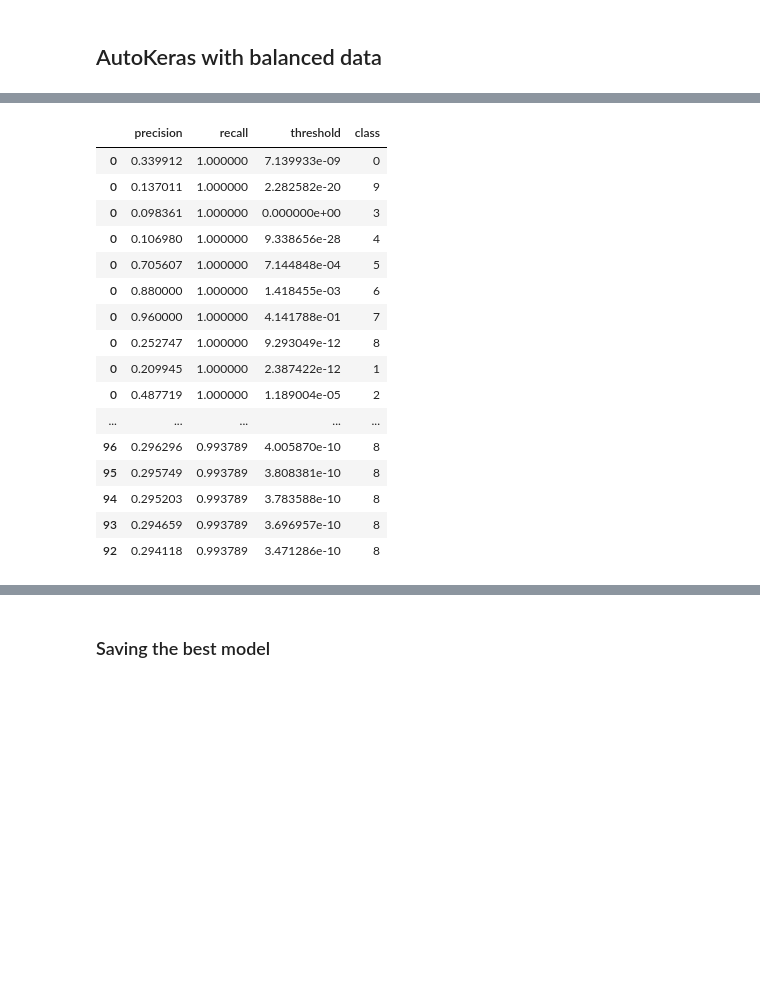
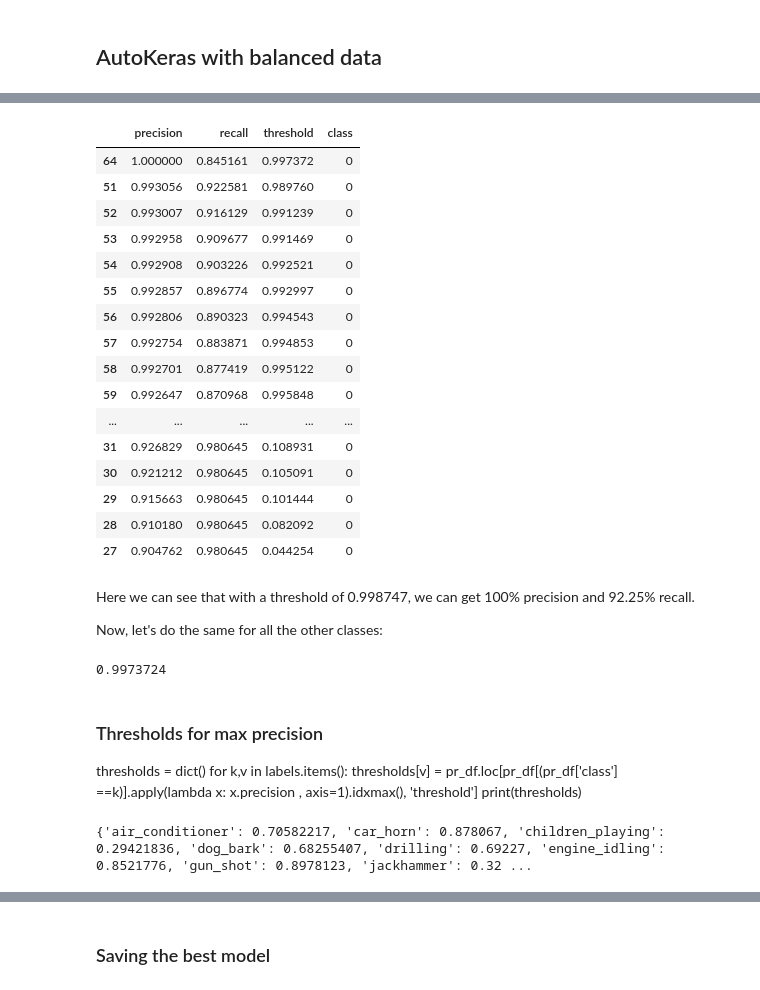
Before and after one commit to ronaldpacheco/Urban-Sound-Classification, a Jupyter notebook: Modeling.ipynb, the cells around one changed output, grey strips where cells are left out. Drawn from its saved outputs; the diff is of its cells as text; code cells hidden in the pictures; blank space fills up the shorter version.

Commit message:
Class thresholds added. Ready to submit

```diff
--- a/Modeling.ipynb
+++ b/Modeling.ipynb
@@ -212,8 +212,8 @@ _________________________________________________________________
 # %%
 autopredict = model.predict(X_test)
 autoprediction= list()
-for i in predict:
-    autoprediction.append(labels[i])
+for i in autopredict:
+    autoprediction.append(labels[i.argmax()])
 k=0
 for i, j in zip(class_test,autoprediction):
     if i==j:
@@ -402,8 +402,8 @@ _________________________________________________________________
 # %%
 autopredict = auto_model.predict(X_test)
 autoprediction= list()
-for i in predict:
-    autoprediction.append(labels[i])
+for i in autopredict:
+    autoprediction.append(labels[i.argmax()])
 k=0
 for i, j in zip(class_test,autoprediction):
     if i==j:
@@ -436,7 +418,7 @@ from sklearn.metrics import precision_recall_curve
 precision = dict()
 recall = dict()
 threshold = dict()
-predictions =  model.predict(X_test)
+predictions =  auto_model.predict(X_test) #change model here
 for i in range(y.shape[1]):
      precision[i], recall[i], threshold[i] = precision_recall_curve(y_test.iloc[:,i], predictions[:,i])
 # %%
@@ -455,23 +443,45 @@ plt.show()
 # %%
 pr_df = pd.DataFrame()
 for i in range(10):
     pr_df = pr_df.append( pd.concat([pd.Series(precision[i]), pd.Series(recall[i]), pd.Series(threshold[i]), pd.Series([i]*len(precision[i]))], axis = 1, keys = ['precision', 'recall', 'threshold', 'class']))
-pr_df.sort_values('recall', ascending=False).head(50)
+pr_df.reset_index(inplace=True,drop=True)
+pr_df[(pr_df.precision >0.9) & (pr_df.recall > 0.84) & (pr_df['class'] ==0)].sort_values('precision', ascending=False).head(60)
 # %% [output]
 |  | precision | recall | threshold | class |
-| 0 | 0.339912 | 1.000000 | 7.139933e-09 | 0 |
-| 0 | 0.137011 | 1.000000 | 2.282582e-20 | 9 |
-| 0 | 0.098361 | 1.000000 | 0.000000e+00 | 3 |
-| 0 | 0.106980 | 1.000000 | 9.338656e-28 | 4 |
-| 0 | 0.705607 | 1.000000 | 7.144848e-04 | 5 |
-| 0 | 0.880000 | 1.000000 | 1.418455e-03 | 6 |
-| 0 | 0.960000 | 1.000000 | 4.141788e-01 | 7 |
-| 0 | 0.252747 | 1.000000 | 9.293049e-12 | 8 |
-| 0 | 0.209945 | 1.000000 | 2.387422e-12 | 1 |
-| 0 | 0.487719 | 1.000000 | 1.189004e-05 | 2 |
+| 64 | 1.000000 | 0.845161 | 0.997372 | 0 |
+| 51 | 0.993056 | 0.922581 | 0.989760 | 0 |
+| 52 | 0.993007 | 0.916129 | 0.991239 | 0 |
+| 53 | 0.992958 | 0.909677 | 0.991469 | 0 |
+| 54 | 0.992908 | 0.903226 | 0.992521 | 0 |
+| 55 | 0.992857 | 0.896774 | 0.992997 | 0 |
+| 56 | 0.992806 | 0.890323 | 0.994543 | 0 |
+| 57 | 0.992754 | 0.883871 | 0.994853 | 0 |
+| 58 | 0.992701 | 0.877419 | 0.995122 | 0 |
+| 59 | 0.992647 | 0.870968 | 0.995848 | 0 |
 | ... | ... | ... | ... | ... |
-| 96 | 0.296296 | 0.993789 | 4.005870e-10 | 8 |
-| 95 | 0.295749 | 0.993789 | 3.808381e-10 | 8 |
-| 94 | 0.295203 | 0.993789 | 3.783588e-10 | 8 |
-| 93 | 0.294659 | 0.993789 | 3.696957e-10 | 8 |
-| 92 | 0.294118 | 0.993789 | 3.471286e-10 | 8 |
+| 31 | 0.926829 | 0.980645 | 0.108931 | 0 |
+| 30 | 0.921212 | 0.980645 | 0.105091 | 0 |
+| 29 | 0.915663 | 0.980645 | 0.101444 | 0 |
+| 28 | 0.910180 | 0.980645 | 0.082092 | 0 |
+| 27 | 0.904762 | 0.980645 | 0.044254 | 0 |
+# %% [markdown]
+Here we can see that with a threshold of 0.998747, we can get 100% precision and 92.25% recall.
+
+Now, let's do the same for all the other classes:
+# %%
+pr_df.loc[pr_df[(pr_df['class'] ==0)].apply(lambda x: x.precision , axis=1).idxmax(), 'threshold']
+# %% [output]
+0.9973724
+# %% [markdown]
+### Thresholds for max precision
+thresholds = dict()
+for k,v in labels.items():
+    thresholds[v] = pr_df.loc[pr_df[(pr_df['class'] ==k)].apply(lambda x: x.precision , axis=1).idxmax(), 'threshold']
+print(thresholds)
+# %%
+thresholds = dict()
+for k,v in labels.items():
+    thresholds[v] = pr_df.loc[pr_df[(pr_df['class'] ==k)].apply(lambda x: x.precision + x.recall, axis=1).idxmax(),'threshold']
+print(thresholds)
+# %% [output]
+{'air_conditioner': 0.70582217, 'car_horn': 0.878067, 'children_playing': 0.29421836, 'dog_bark': 0.68255407, 'drilling': 0.69227, 'engine_idling': 0.8521776, 'gun_shot': 0.8978123, 'jackhammer': 0.32 ...
```
Also changed, not shown: parts of 14 cells of this notebook, 3 other files.
